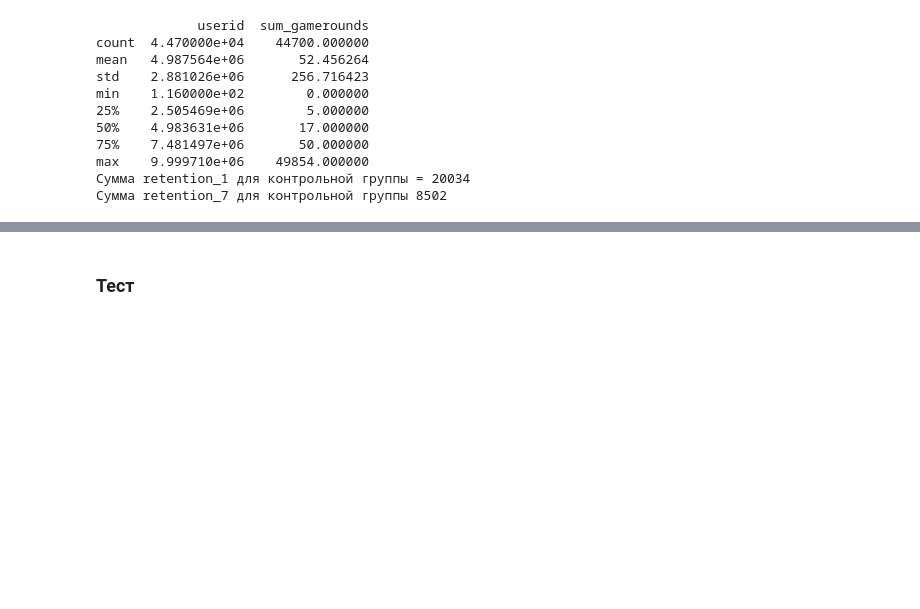
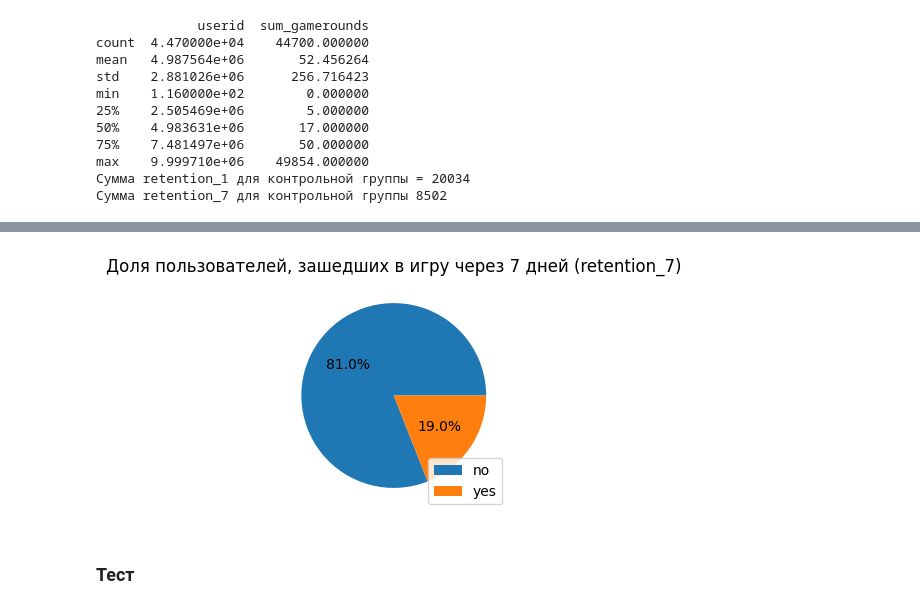
Before and after one commit to SergeyZSV/Mobile-Games-A-B-Testing---Cookie-Cats, a Jupyter notebook: analisys.ipynb, the cells around one changed output, grey strips where cells are left out. Drawn from its saved outputs; the diff is of its cells as text; code cells hidden in the pictures; blank space fills up the shorter version.

```diff
--- a/analisys.ipynb
+++ b/analisys.ipynb
@@ -101,3 +127,12 @@ max    9.999710e+06    49854.000000
+# %%
+plt.figure(figsize=(3,3))
+plt.pie(pie, autopct='%1.1f%%')
+plt.title('Доля пользователей, зашедших в игру через 7 дней (retention_7)')
+plt.legend(pie.index)
+
+plt.show()
+# %% [output]
+[figure, added]
 # %% [markdown]
 ### Тест
 # %%
```
Also changed, not shown: parts of 34 cells of this notebook.
